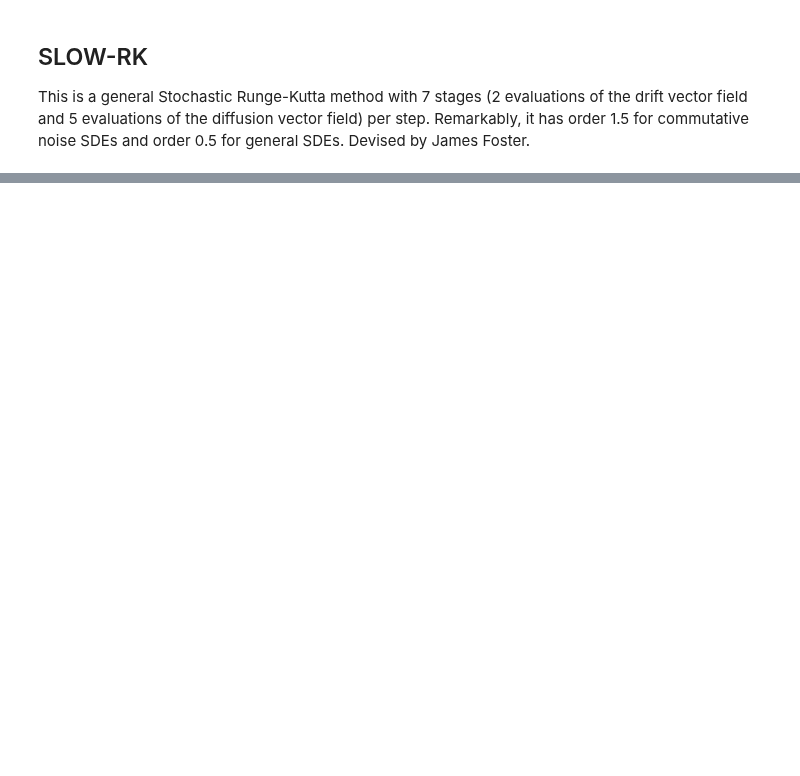
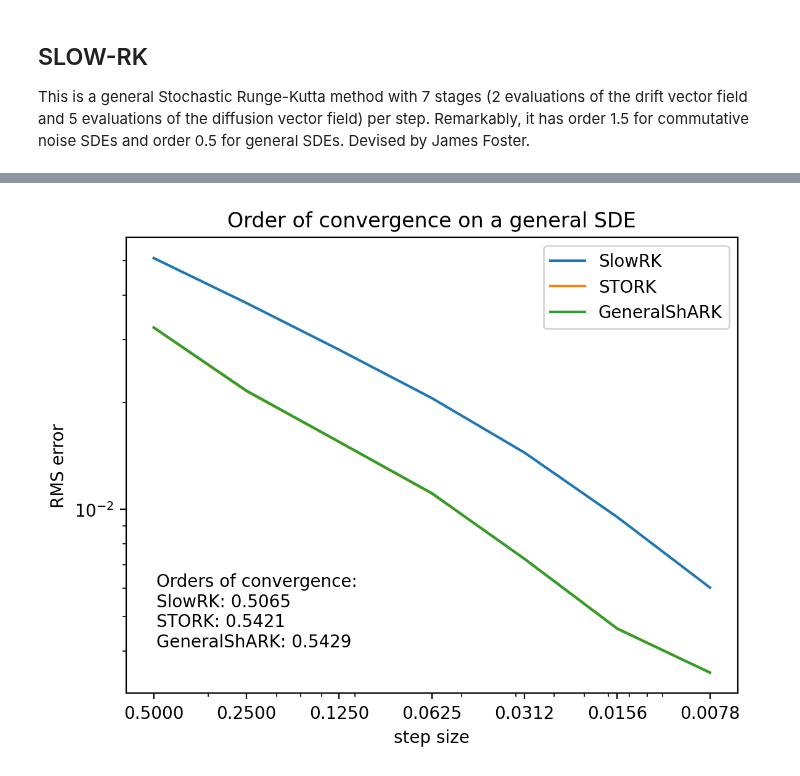
Before and after one commit to andyElking/diffrax_STLA, a Jupyter notebook: examples/srk_example.ipynb, the cells around one changed output, grey strips where cells are left out. Cells and saved outputs as stored; diff of their text form; code cells hidden in the pictures; blank space fills up the shorter version.

```diff
--- a/examples/srk_example.ipynb
+++ b/examples/srk_example.ipynb
@@ -313,5 +182,0 @@ Order of convergence: 1.0010
-# %%
-hs, FosSRK_errs_time_sde, _ = sde_solver_strong_order(
-    keys, time_sde_short, FosterSRK(), ShARK(), 2**-10, dts=hs(8)
-)
-draw_order(hs, FosSRK_errs_time_sde)
@@ -342,0 +206,21 @@ Order of convergence: 1.5062
+# %%
+# A comparison of SlowRK, STORK and GeneralShARK for general SDEs
+# We compute their orders and plot them on the same graph
+_, SLOWRK_errs_mlp_sde, _ = sde_solver_strong_order(
+    keys, mlp_sde_short, SlowRK(), SlowRK(), 2**-9, dts=hs(8)
+)
+_, STORK_errs_mlp_sde, _ = sde_solver_strong_order(
+    keys, mlp_sde_short, STORK(), STORK(), 2**-9, dts=hs(8)
+)
+_, GenShARK_errs_mlp_sde, _ = sde_solver_strong_order(
+    keys, mlp_sde_short, GeneralShARK(), GeneralShARK(), 2**-9, dts=hs(8)
+)
+# %%
+draw_order_multiple(
+    hs(8),
+    [SLOWRK_errs_mlp_sde, STORK_errs_mlp_sde, GenShARK_errs_mlp_sde],
+    ["SlowRK", "STORK", "GeneralShARK"],
+    title="Order of convergence on a general SDE",
+)
+# %% [output]
+[figure, added]
```
Also changed, not shown: parts of 38 cells of this notebook, 8 other files.
